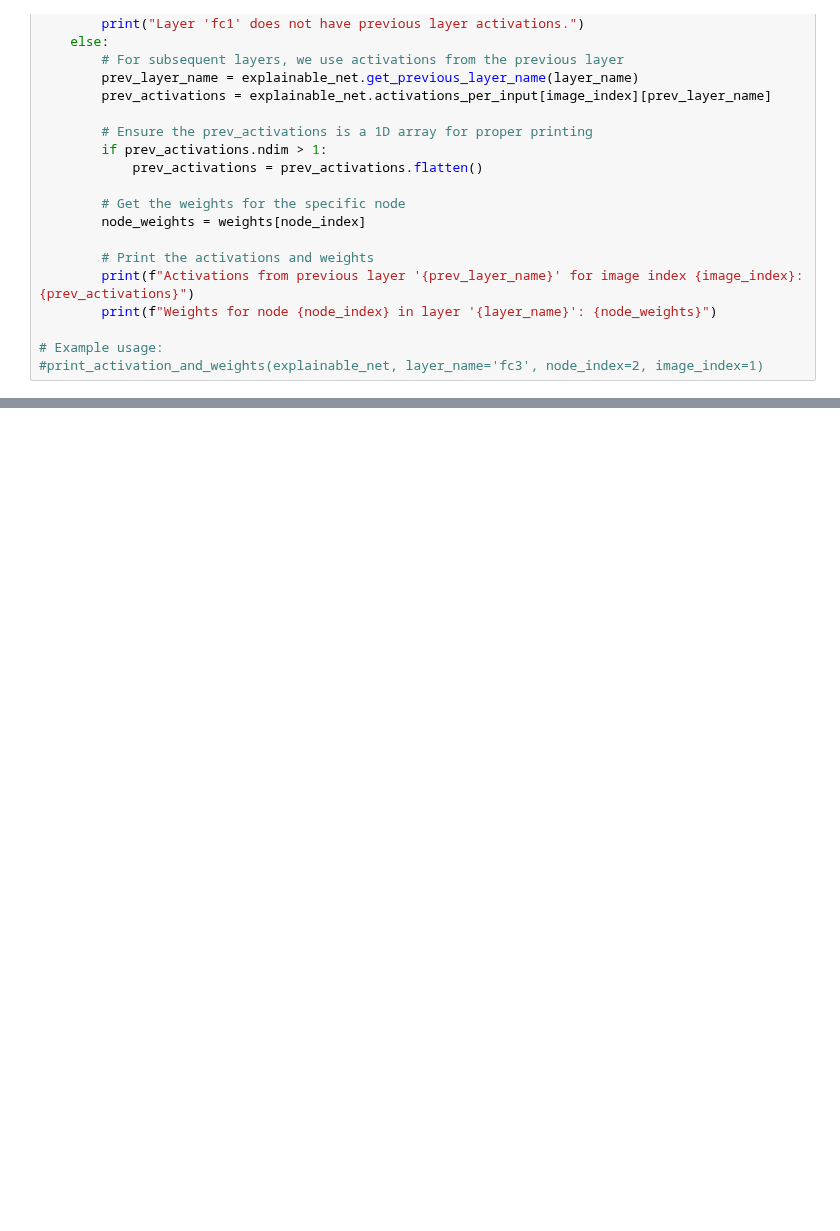
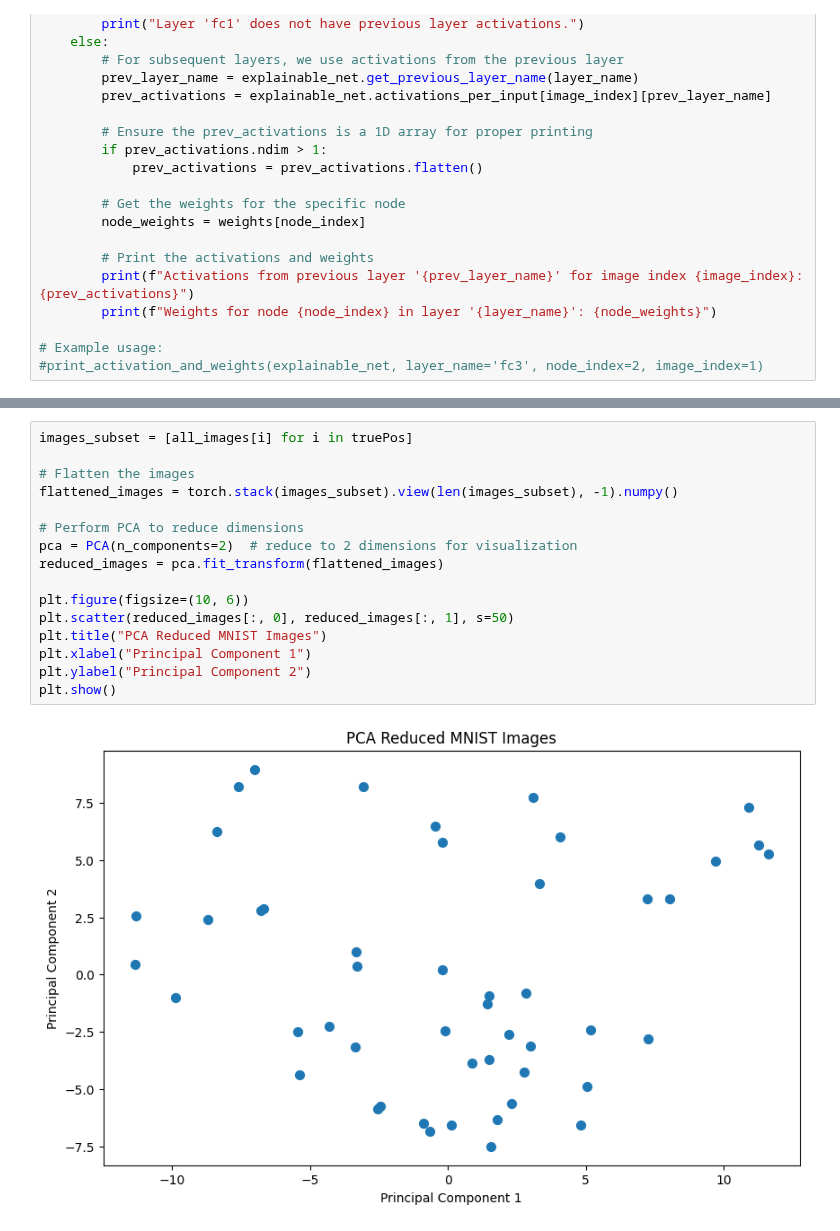
Before and after one commit to benrichards4376/Explanatory-Neural-Networks, a Jupyter notebook: MNIST_explained.ipynb, the cells around one changed output, grey strips where cells are left out. Saved outputs shown, nothing was run; the diff lists cells and outputs as text; blank space fills up the shorter version.

```diff
--- a/MNIST_explained.ipynb
+++ b/MNIST_explained.ipynb
@@ -618,0 +623,18 @@ plot_scatter_for_extreme_outliers(explainable_net, 'fc2', 1, std_dev_threshold=1
+# %%
+images_subset = [all_images[i] for i in truePos]
+
+# Flatten the images
+flattened_images = torch.stack(images_subset).view(len(images_subset), -1).numpy()
+
+# Perform PCA to reduce dimensions
+pca = PCA(n_components=2)  # reduce to 2 dimensions for visualization
+reduced_images = pca.fit_transform(flattened_images)
+
+plt.figure(figsize=(10, 6))
+plt.scatter(reduced_images[:, 0], reduced_images[:, 1], s=50)
+plt.title("PCA Reduced MNIST Images")
+plt.xlabel("Principal Component 1")
+plt.ylabel("Principal Component 2")
+plt.show()
+# %% [output]
+[figure, added]
```
Also changed, not shown: parts of 11 cells of this notebook.
